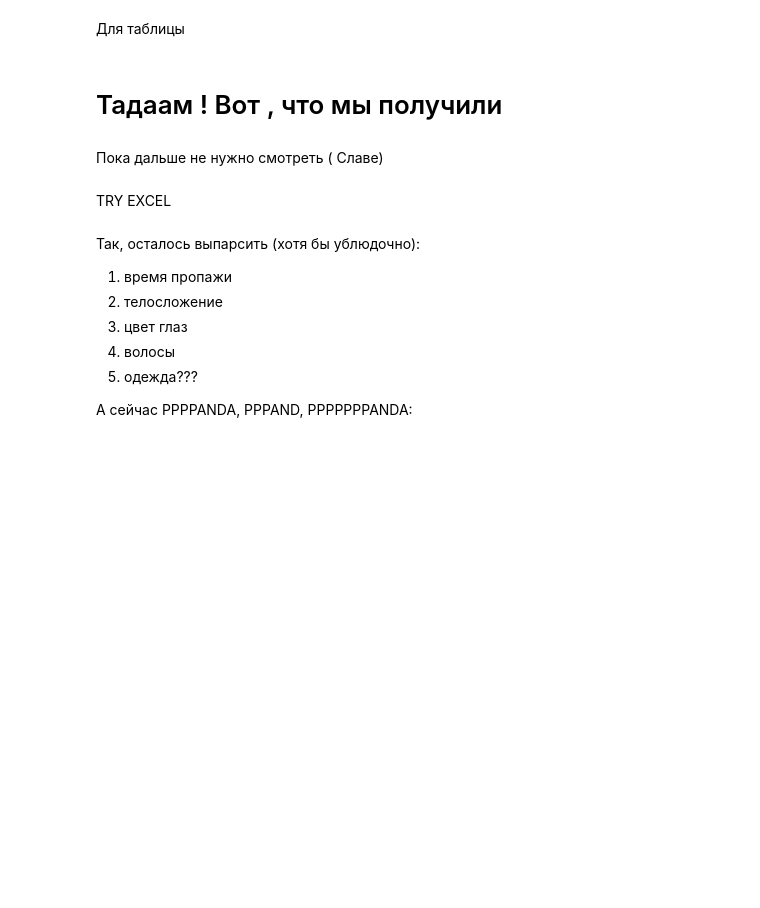
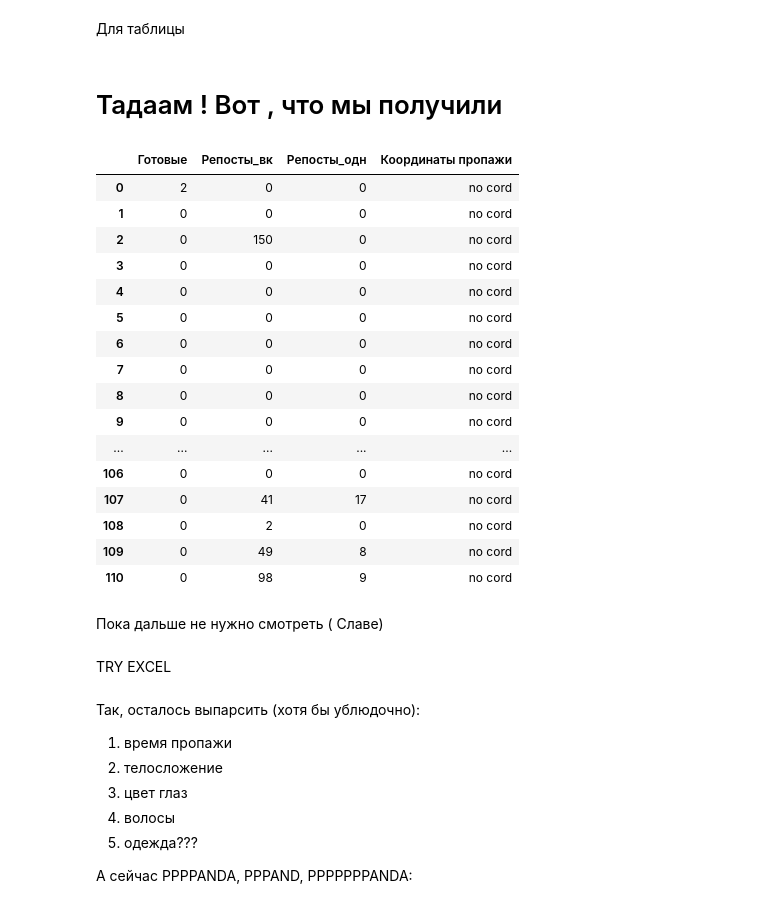
Before and after one commit to babkengithub/Liza-Alert, a Jupyter notebook: Dostoyanie_nashego_obchestva-Copy1.ipynb, the cells around one changed output. Drawn from its saved outputs; the diff is of its cells as text; code cells hidden in the pictures; blank space fills up the shorter version.

```diff
--- a/Dostoyanie_nashego_obchestva-Copy1.ipynb
+++ b/Dostoyanie_nashego_obchestva-Copy1.ipynb
@@ -531,4 +500,3 @@ for i in my_list:
         #list_lost_time.append("Ошибка")
         #list_find_time.append("Ошибка")
     list_of_coor.append(find_cor(comp))
-    list3.append('no match')
@@ -710,27 +663,29 @@ for j in range(len(list_of_all_pages1)):
 # %% [markdown]
 Для таблицы
 # %%
+list_of_lists = []
 list_of_lists.append(list_ready_posts)
-list_of_lists.append(list_searchers)
+# list_of_lists.append(list_searchers)
 list_of_lists.append(list_vk_posts)
 list_of_lists.append(list_odn_posts)
-list_of_lists.append(list_age11)
-list_of_lists.append(list_height)
-list_of_lists.append(list_help1)
-list_of_lists.append(list_photo)
-list_of_lists.append(list_posts)
-list_of_lists.append(list_sex1)
-list_of_lists.append(list_state1)
-list_of_lists.append(list_hair_color)
-list_of_lists.append(list_bodytype)
-list_of_lists.append(list_eye)
-list_of_lists.append(list_full)
-list_of_lists.append(list_place)
-list_of_lists.append(list_color_of_clothes) # Бабкен вставил
-list_of_lists.append(list_podrobnost) # Бабкен вставил еще раз, но уже себе
-list_of_lists.append(list_primeti)
-list_of_lists.append(list_search_time)
-list_of_lists.append(list_lost_time)
-list_of_lists.append(list_find_time)
+# list_of_lists.append(list_age11)
+# list_of_lists.append(list_height)
+# list_of_lists.append(list_help1)
+# list_of_lists.append(list_photo)
+# list_of_lists.append(list_posts)
+# list_of_lists.append(list_sex1)
+# list_of_lists.append(list_state1)
+# list_of_lists.append(list_hair_color)
+# list_of_lists.append(list_bodytype)
+# list_of_lists.append(list_eye)
+# list_of_lists.append(list_full)
+# list_of_lists.append(list_place)
+# list_of_lists.append(list_color_of_clothes) # Бабкен вставил
+# list_of_lists.append(list_podrobnost) # Бабкен вставил еще раз, но уже себе
+# list_of_lists.append(list_primeti)
+# list_of_lists.append(list_search_time)
+# list_of_lists.append(list_lost_time)
+# list_of_lists.append(list_find_time)
+list_of_lists.append(list_of_coor)
 # Бабкен вставил снова, только Коле в пердачело
 # %%
@@ -738,10 +693,30 @@ df1 = pd.DataFrame(columns = ['Готовые', 'Искатели', 'Репос
+# %%
+df1 = pd.DataFrame(columns = ['Готовые', 'Репосты_вк', 'Репосты_одн', "Координаты пропажи"])
 # %%
 for i, j in zip(list_of_lists, list(df1.columns)):
     df1[j] = pd.Series(i)
 # %% [markdown]
 # Тадаам ! Вот , что мы получили
 # %%
-df1.head()
+df1
+# %% [output]
+|  | Готовые | Репосты_вк | Репосты_одн | Координаты пропажи |
+| 0 | 2 | 0 | 0 | no cord |
+| 1 | 0 | 0 | 0 | no cord |
+| 2 | 0 | 150 | 0 | no cord |
+| 3 | 0 | 0 | 0 | no cord |
+| 4 | 0 | 0 | 0 | no cord |
+| 5 | 0 | 0 | 0 | no cord |
+| 6 | 0 | 0 | 0 | no cord |
+| 7 | 0 | 0 | 0 | no cord |
+| 8 | 0 | 0 | 0 | no cord |
+| 9 | 0 | 0 | 0 | no cord |
+| ... | ... | ... | ... | ... |
+| 106 | 0 | 0 | 0 | no cord |
+| 107 | 0 | 41 | 17 | no cord |
+| 108 | 0 | 2 | 0 | no cord |
+| 109 | 0 | 49 | 8 | no cord |
+| 110 | 0 | 98 | 9 | no cord |
 # %%
 df1["Цвет волос"]
 # %%
```
Also changed, not shown: parts of 17 cells of this notebook.
